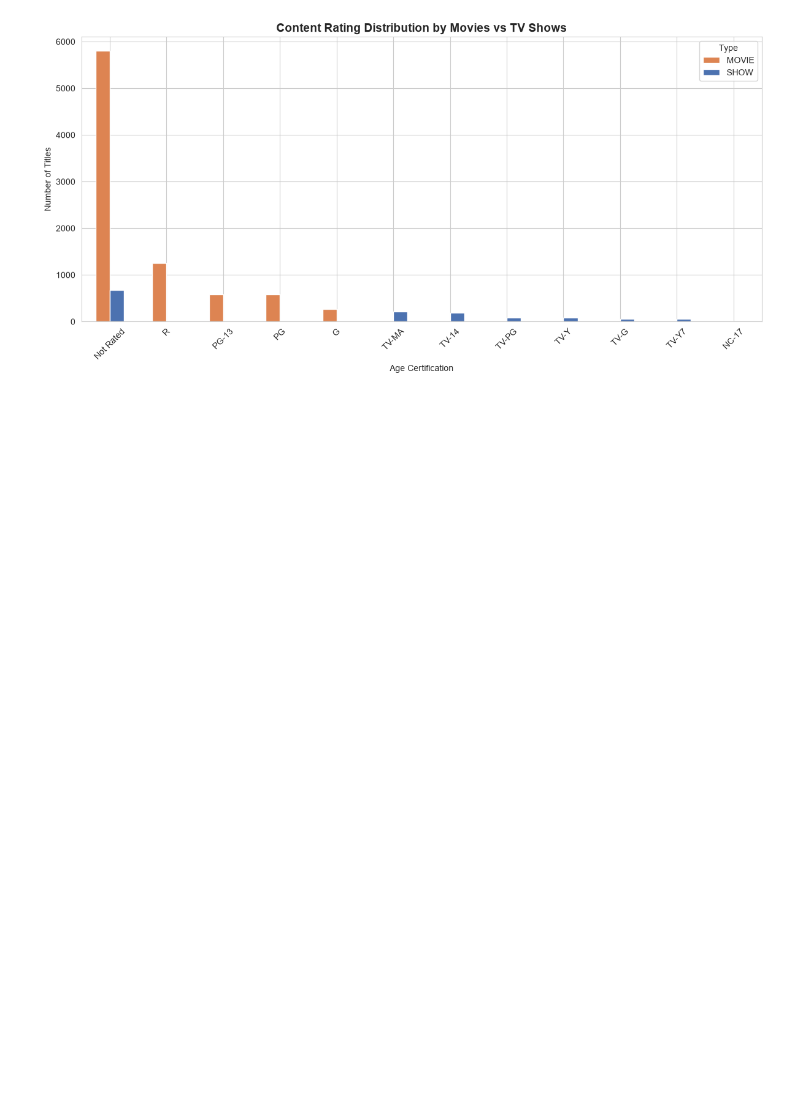
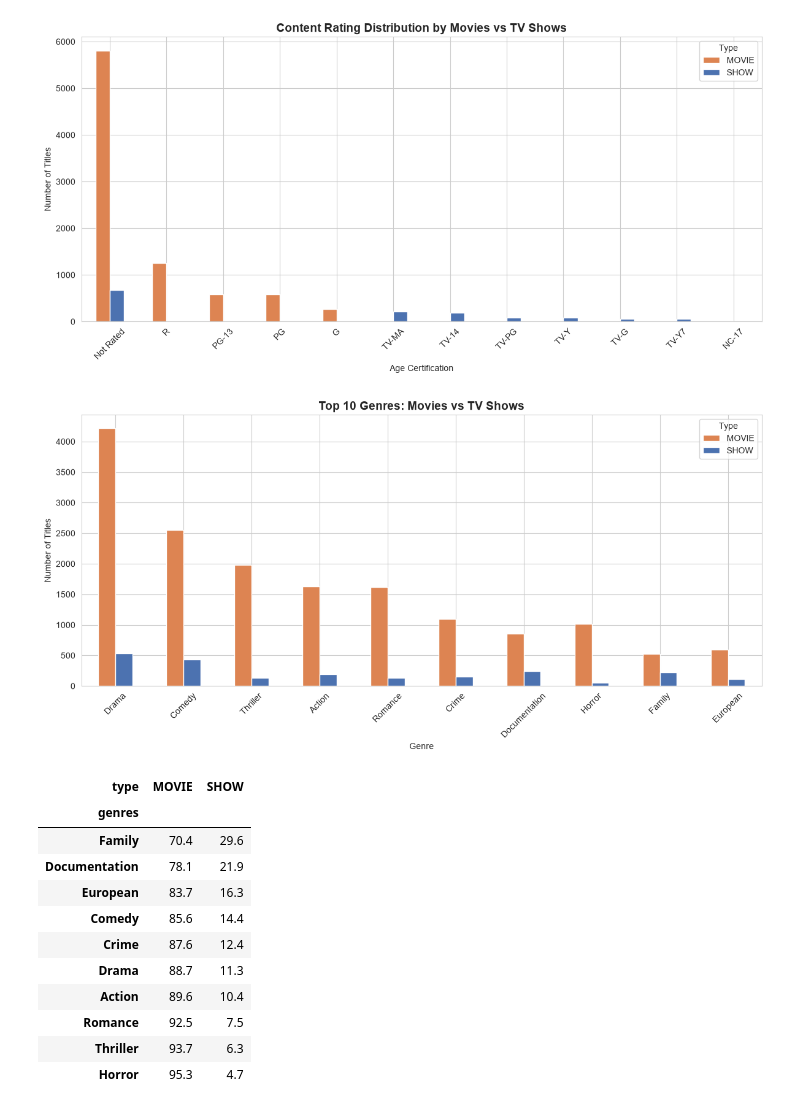
Before and after one commit to Engineer-purvesh18/Amazon_Analysis, a Jupyter notebook: AmazonPrime_Analysis.ipynb, the cells around one changed output. Drawn from its saved outputs; the diff is of its cells as text; code cells hidden in the pictures; blank space fills up the shorter version.

```diff
--- a/AmazonPrime_Analysis.ipynb
+++ b/AmazonPrime_Analysis.ipynb
@@ -447,3 +447,36 @@ plt.tight_layout()
 plt.show()
 # %% [output]
 [figure]
+# %%
+genre_type = df.explode('genres').reset_index(drop=True)
+genre_type_ct = pd.crosstab(genre_type['genres'], genre_type['type'])
+top_genres_list = genre_counts.index  # top 10 genres from Task 5
+genre_type_top = genre_type_ct.loc[top_genres_list]
+
+fig, ax = plt.subplots(figsize=(12, 6))
+genre_type_top.plot(kind='bar', ax=ax, color=['#DD8452', '#4C72B0'])
+ax.set_title('Top 10 Genres: Movies vs TV Shows', fontsize=14, fontweight='bold')
+ax.set_xlabel('Genre')
+ax.set_ylabel('Number of Titles')
+ax.tick_params(axis='x', rotation=45)
+ax.legend(title='Type')
+plt.tight_layout()
+plt.show()
+
+# Which genres are proportionally more TV-Show-heavy?
+genre_type_pct = (genre_type_ct.div(genre_type_ct.sum(axis=1), axis=0) * 100).loc[top_genres_list]
+genre_type_pct.round(1).sort_values('SHOW', ascending=False)
+# %% [output]
+[figure, added]
+| type | MOVIE | SHOW |
+| genres |  |  |
+| Family | 70.4 | 29.6 |
+| Documentation | 78.1 | 21.9 |
+| European | 83.7 | 16.3 |
+| Comedy | 85.6 | 14.4 |
+| Crime | 87.6 | 12.4 |
+| Drama | 88.7 | 11.3 |
+| Action | 89.6 | 10.4 |
+| Romance | 92.5 | 7.5 |
+| Thriller | 93.7 | 6.3 |
+| Horror | 95.3 | 4.7 |
```
Also changed, not shown: parts of 2 cells of this notebook.
